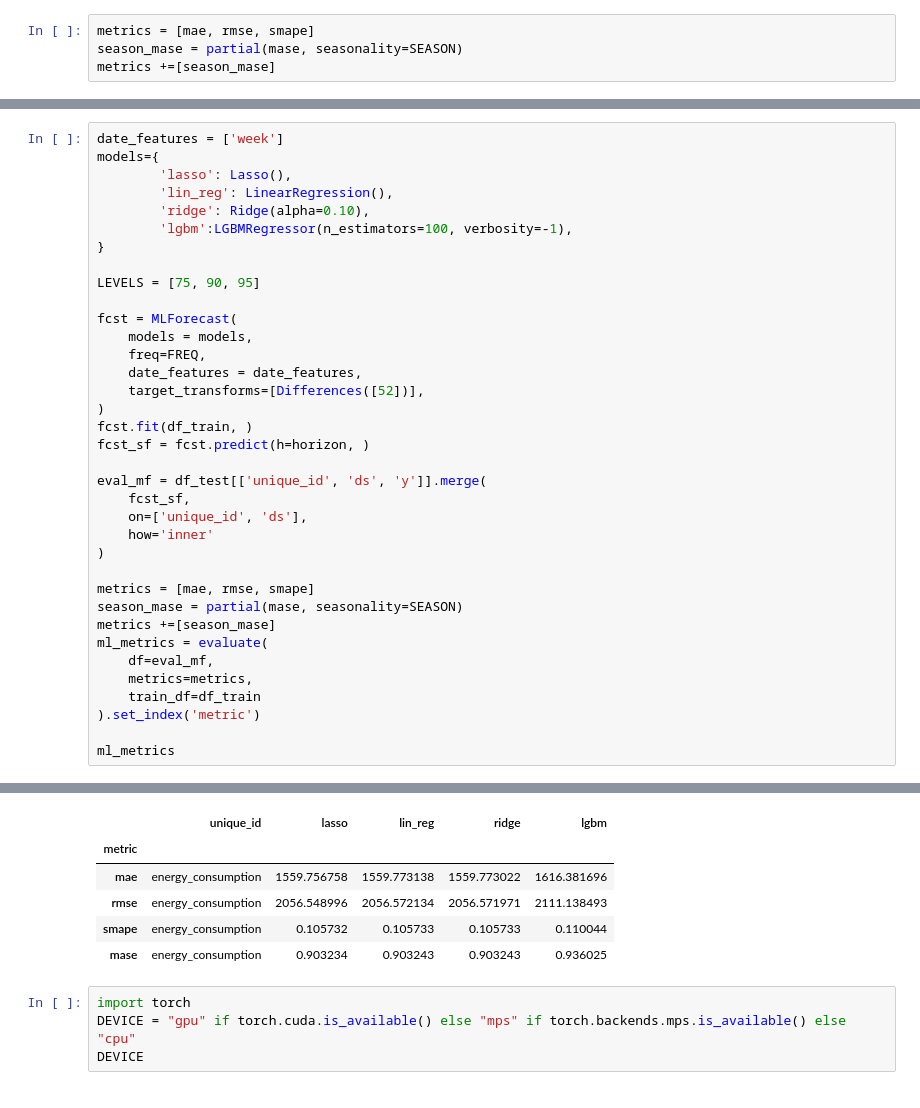
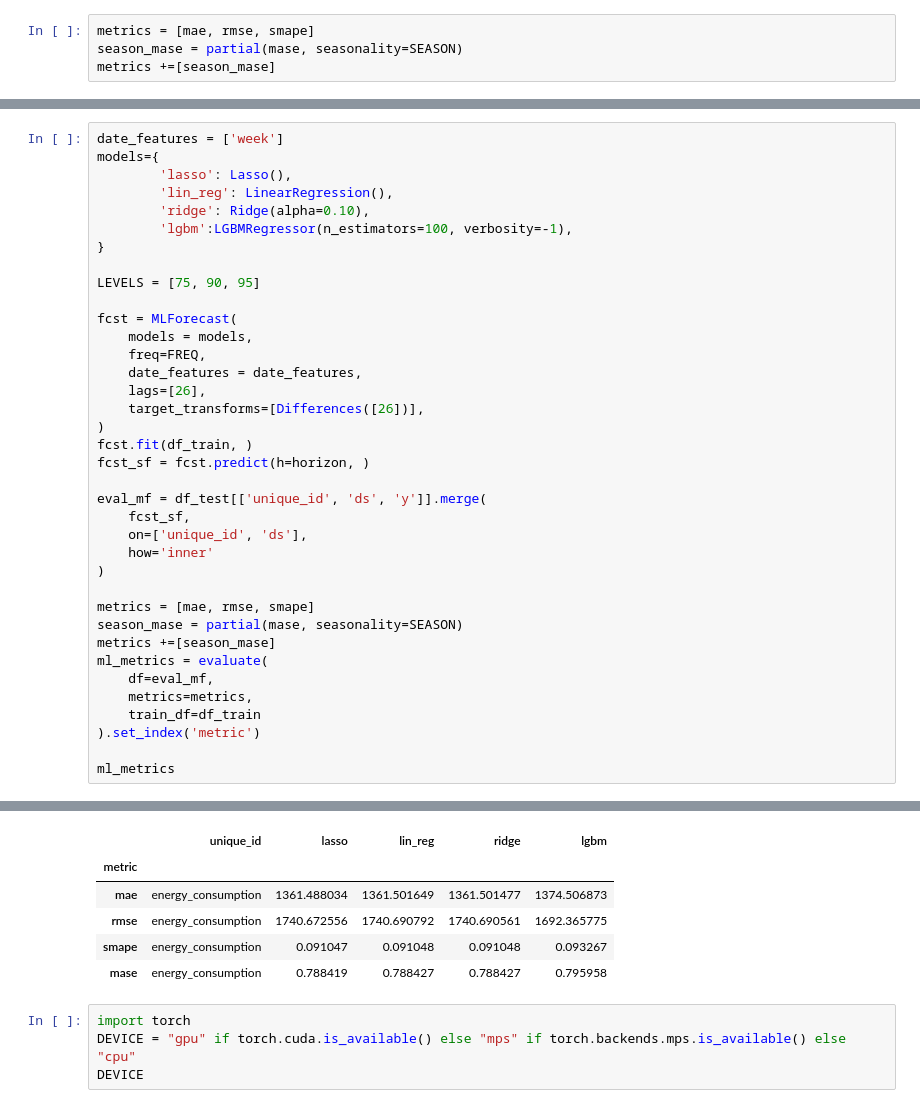
Before and after one commit to tvsmsa/melekhin-time-series, a Jupyter notebook: task_4_timeseries.ipynb, the cells around one changed output, grey strips where cells are left out. Saved outputs shown, nothing was run; the diff lists cells and outputs as text.

```diff
--- a/task_4_timeseries.ipynb
+++ b/task_4_timeseries.ipynb
@@ -303,7 +303,8 @@ fcst = MLForecast(
     models = models,
     freq=FREQ,
     date_features = date_features,
-    target_transforms=[Differences([52])],
+    lags=[26],
+    target_transforms=[Differences([26])],
 )
 fcst.fit(df_train, )
 fcst_sf = fcst.predict(h=horizon, )
@@ -317,37 +318,37 @@ eval_mf = df_test[['unique_id', 'ds', 'y']].merge(
 metrics = [mae, rmse, smape]
 season_mase = partial(mase, seasonality=SEASON)
 metrics +=[season_mase]
 ml_metrics = evaluate(
     df=eval_mf,
     metrics=metrics,
     train_df=df_train
 ).set_index('metric')
 
 ml_metrics
 # %% [output]
 [WinError 2] Не удается найти указанный файл
 Returning the number of logical cores instead. You can silence this warning by setting LOKY_MAX_CPU_COUNT to the number of cores you want to use.
   warnings.warn(
   File "c:\Users\Acer\Desktop\github\melekhin-time-series\.venv\Lib\site-packages\joblib\externals\loky\backend\context.py", line 247, in _count_physical_cores
     cpu_count_physical = _count_physical_cores_win32()
                          ^^^^^^^^^^^^^^^^^^^^^^^^^^^^^
   File "c:\Users\Acer\Desktop\github\melekhin-time-series\.venv\Lib\site-packages\joblib\externals\loky\backend\context.py", line 299, in _count_physical_cores_win32
     cpu_info = subprocess.run(
                ^^^^^^^^^^^^^^^
   File "C:\Users\Acer\AppData\Local\Programs\Python\Python312\Lib\subprocess.py", line 548, in run
     with Popen(*popenargs, **kwargs) as process:
          ^^^^^^^^^^^^^^^^^^^^^^^^^^^
   File "C:\Users\Acer\AppData\Local\Programs\Python\Python312\Lib\subprocess.py", line 1026, in __init__
     self._execute_child(args, executable, preexec_fn, close_fds,
   File "C:\Users\Acer\AppData\Local\Programs\Python\Python312\Lib\subprocess.py", line 1538, in _execute_child
     hp, ht, pid, tid = _winapi.CreateProcess(executable, args,
                        ^^^^^^^^^^^^^^^^^^^^^^^^^^^^^^^^^^^^^^^
 |  | unique_id | lasso | lin_reg | ridge | lgbm |
 | metric |  |  |  |  |  |
-| mae | energy_consumption | 1559.756758 | 1559.773138 | 1559.773022 | 1616.381696 |
-| rmse | energy_consumption | 2056.548996 | 2056.572134 | 2056.571971 | 2111.138493 |
-| smape | energy_consumption | 0.105732 | 0.105733 | 0.105733 | 0.110044 |
-| mase | energy_consumption | 0.903234 | 0.903243 | 0.903243 | 0.936025 |
+| mae | energy_consumption | 1361.488034 | 1361.501649 | 1361.501477 | 1374.506873 |
+| rmse | energy_consumption | 1740.672556 | 1740.690792 | 1740.690561 | 1692.365775 |
+| smape | energy_consumption | 0.091047 | 0.091048 | 0.091048 | 0.093267 |
+| mase | energy_consumption | 0.788419 | 0.788427 | 0.788427 | 0.795958 |
 # %%
 import torch
 DEVICE = "gpu" if torch.cuda.is_available() else "mps" if torch.backends.mps.is_available() else "cpu"
```
Also changed, not shown: parts of 3 cells of this notebook, 4 other files.
